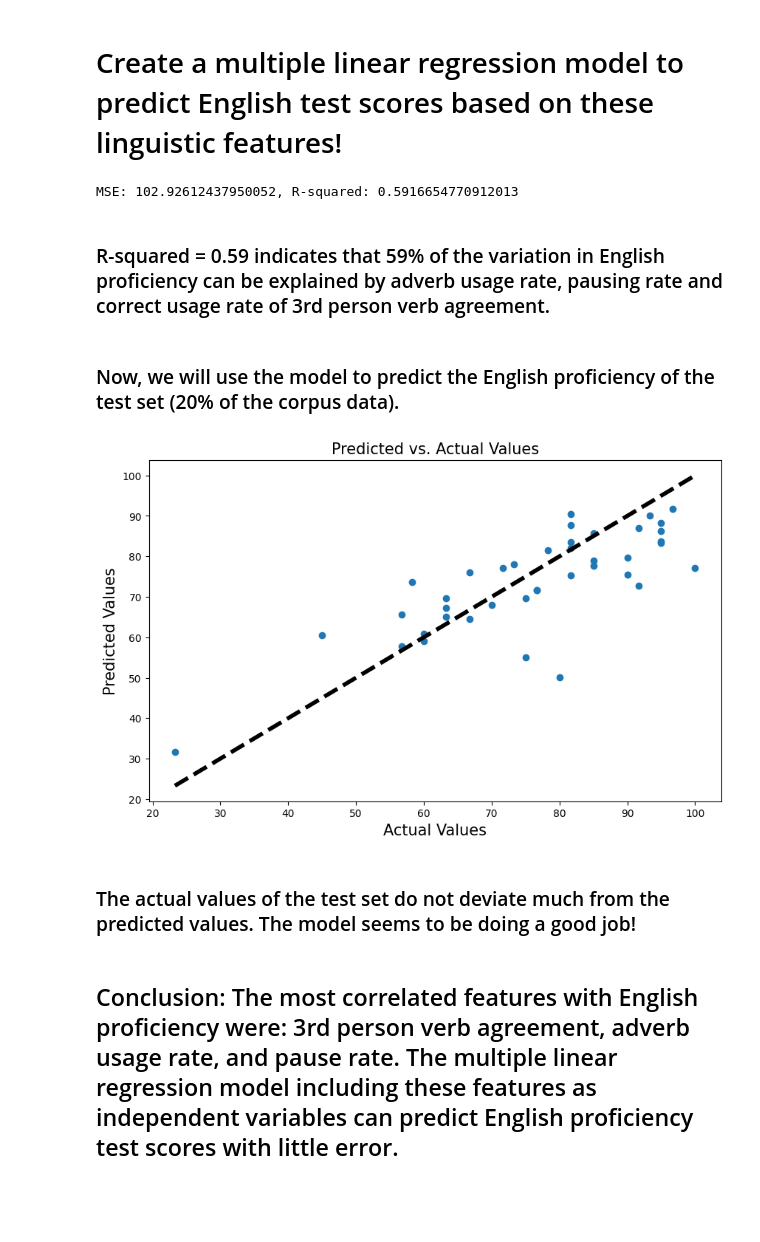
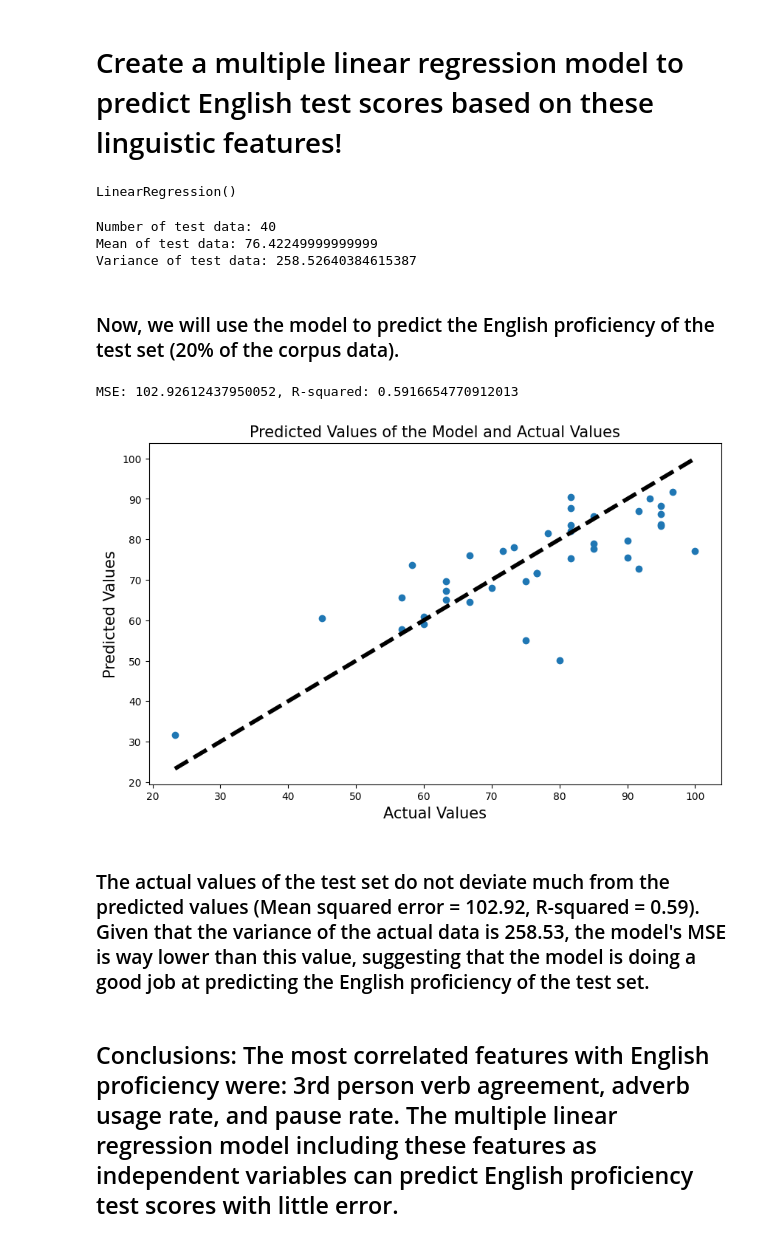
Before and after one commit to NTUsuke/L2-Corpus-analysis, a Jupyter notebook: project.ipynb, the cells around one changed output. Saved outputs shown, nothing was run; the diff lists cells and outputs as text; code cells hidden in the pictures; blank space fills up the shorter version.

```diff
--- a/project.ipynb
+++ b/project.ipynb
@@ -307,33 +307,48 @@ from sklearn.metrics import mean_squared_error, r2_score
 X = df[["pause and filler rate", "correct_proportion", "adverb_rate"]] # independent variables
 y = df['Placement test score (%)']  # dependent variable
 
-X_train, X_test, y_train, y_test = train_test_split(X, y, test_size=0.20, random_state=42) # split the data into training and testing sets
+test_size = 0.2 # 80% training set, 20% test set
+
+X_train, X_test, y_train, y_test = train_test_split(X, y, test_size=test_size, random_state=42) # split the data into training and testing sets
 
 model = LinearRegression()
 model.fit(X_train, y_train)
-
-y_pred = model.predict(X_test)
-mse = mean_squared_error(y_test, y_pred)
-r2 = r2_score(y_test, y_pred)
-
-print(f'MSE: {mse}, R-squared: {r2}')
 # %% [output]
-MSE: 102.92612437950052, R-squared: 0.5916654770912013
+LinearRegression()
-# %% [markdown]
-### R-squared = 0.59 indicates that 59% of the variation in English proficiency can be explained by adverb usage rate, pausing rate and correct usage rate of 3rd person verb agreement.
+# %%
+# Calculate the distribution of the test data
+num_test_data = len(y_test)
+mean_test_data = y_test.mean()
+var_test_data = y_test.var()
+
+print(f"Number of test data: {num_test_data}")
+print(f"Mean of test data: {mean_test_data}")
+print(f"Variance of test data: {var_test_data}")
+# %% [output]
+Number of test data: 40
+Mean of test data: 76.42249999999999
+Variance of test data: 258.52640384615387
 # %% [markdown]
 ### Now, we will use the model to predict the English proficiency of the test set (20% of the corpus data).
 # %%
+y_pred = model.predict(X_test)
+mse = mean_squared_error(y_test, y_pred)
+r2 = r2_score(y_test, y_pred)
+
+print(f'MSE: {mse}, R-squared: {r2}')
+
+
 plt.figure(figsize=(10, 6))
 plt.scatter(y_test, y_pred)
 plt.xlabel('Actual Values', fontsize=15)
 plt.ylabel('Predicted Values', fontsize=15)
-plt.title('Predicted vs. Actual Values', fontsize=15)
+plt.title('Predicted Values of the Model and Actual Values', fontsize=15)
 plt.plot([y_test.min(), y_test.max()], [y_test.min(), y_test.max()], 'k--', lw=4)
 plt.show()
 # %% [output]
+MSE: 102.92612437950052, R-squared: 0.5916654770912013
-[figure, old version]
+[figure, new version]
 # %% [markdown]
-### The actual values of the test set do not deviate much from the predicted values. The model seems to be doing a good job!
+### The actual values of the test set do not deviate much from the predicted values (Mean squared error = 102.92, R-squared = 0.59). Given that the variance of the actual data is 258.53, the model's MSE is way lower than this value, suggesting that the model is doing a good job at predicting the English proficiency of the test set.
 # %% [markdown]
-## Conclusion: The most correlated features with English proficiency were: 3rd person verb agreement, adverb usage rate, and pause rate. The multiple linear regression model including these features as independent variables can predict English proficiency test scores with little error.
+## Conclusions: The most correlated features with English proficiency were: 3rd person verb agreement, adverb usage rate, and pause rate. The multiple linear regression model including these features as independent variables can predict English proficiency test scores with little error.
```
Also changed, not shown: parts of 1 cell of this notebook.
